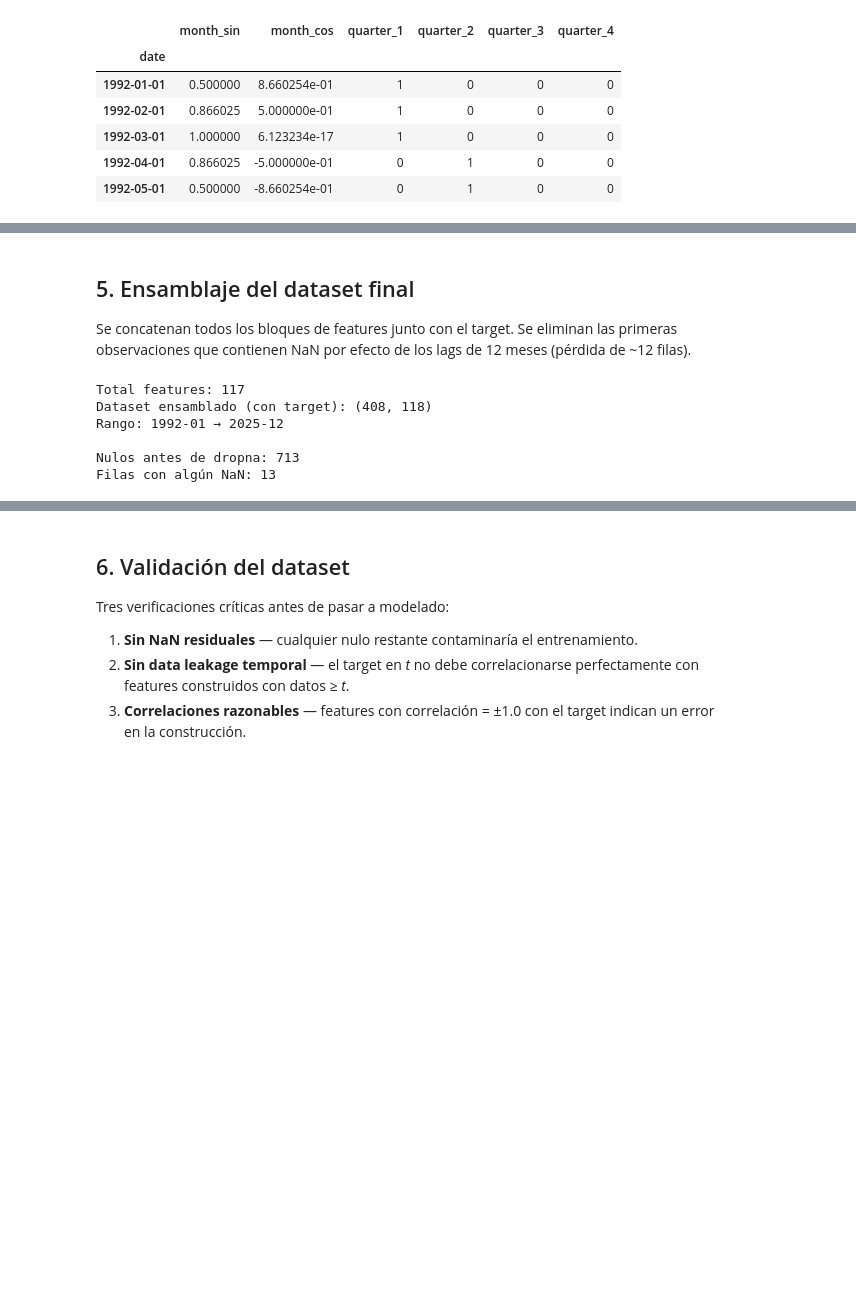
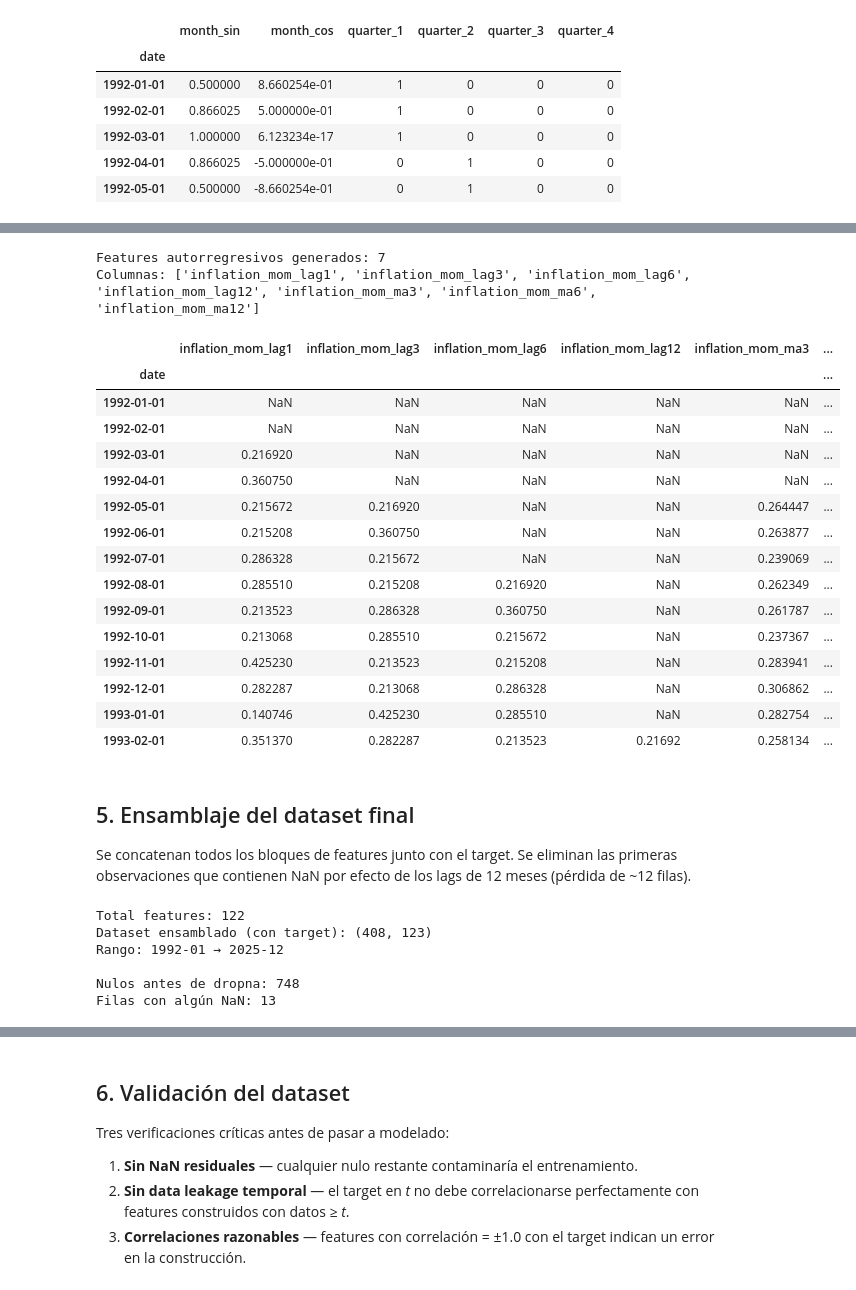
Before and after one commit to TotrepData/inflation-predictor, a Jupyter notebook: notebooks/03_feature_engineering.ipynb, the cells around one changed output, grey strips where cells are left out. Cells and saved outputs as stored; diff of their text form; code cells hidden in the pictures; blank space fills up the shorter version.

```diff
--- a/notebooks/03_feature_engineering.ipynb
+++ b/notebooks/03_feature_engineering.ipynb
@@ -251,9 +277,42 @@ Features temporales generados: 6
+# %%
+autoreg = {}
+for k in LAGS:
+    autoreg[f'inflation_mom_lag{k}'] = target.shift(k)
+
+target_shifted1 = target.shift(1)
+for w in MOVING_AVG_WINDOWS:
+    autoreg[f'inflation_mom_ma{w}'] = target_shifted1.rolling(window=w, min_periods=w).mean()
+
+df_autoreg = pd.DataFrame(autoreg, index=df.index)
+
+print(f"Features autorregresivos generados: {df_autoreg.shape[1]}")
+print(f"Columnas: {list(df_autoreg.columns)}")
+df_autoreg.head(14)
+# %% [output]
+Features autorregresivos generados: 7
+Columnas: ['inflation_mom_lag1', 'inflation_mom_lag3', 'inflation_mom_lag6', 'inflation_mom_lag12', 'inflation_mom_ma3', 'inflation_mom_ma6', 'inflation_mom_ma12']
+|  | inflation_mom_lag1 | inflation_mom_lag3 | inflation_mom_lag6 | inflation_mom_lag12 | inflation_mom_ma3 | ... |
+| date |  |  |  |  |  | ... |
+| 1992-01-01 | NaN | NaN | NaN | NaN | NaN | ... |
+| 1992-02-01 | NaN | NaN | NaN | NaN | NaN | ... |
+| 1992-03-01 | 0.216920 | NaN | NaN | NaN | NaN | ... |
+| 1992-04-01 | 0.360750 | NaN | NaN | NaN | NaN | ... |
+| 1992-05-01 | 0.215672 | 0.216920 | NaN | NaN | 0.264447 | ... |
+| 1992-06-01 | 0.215208 | 0.360750 | NaN | NaN | 0.263877 | ... |
+| 1992-07-01 | 0.286328 | 0.215672 | NaN | NaN | 0.239069 | ... |
+| 1992-08-01 | 0.285510 | 0.215208 | 0.216920 | NaN | 0.262349 | ... |
+| 1992-09-01 | 0.213523 | 0.286328 | 0.360750 | NaN | 0.261787 | ... |
+| 1992-10-01 | 0.213068 | 0.285510 | 0.215672 | NaN | 0.237367 | ... |
+| 1992-11-01 | 0.425230 | 0.213523 | 0.215208 | NaN | 0.283941 | ... |
+| 1992-12-01 | 0.282287 | 0.213068 | 0.286328 | NaN | 0.306862 | ... |
+| 1993-01-01 | 0.140746 | 0.425230 | 0.285510 | NaN | 0.282754 | ... |
+| 1993-02-01 | 0.351370 | 0.282287 | 0.213523 | 0.21692 | 0.258134 | ... |
 # %% [markdown]
 ## 5. Ensamblaje del dataset final
 
 Se concatenan todos los bloques de features junto con el target. Se eliminan las primeras observaciones que contienen NaN por efecto de los lags de 12 meses (pérdida de ~12 filas).
 # %%
-features = pd.concat([df_lags, df_ma, df_pct, df_gold, df_time], axis=1)
+features = pd.concat([df_lags, df_ma, df_pct, df_gold, df_time, df_autoreg], axis=1)
 dataset = features.copy()
 dataset['inflation_mom'] = target
 
@@ -264,11 +323,11 @@ print()
 print(f"Nulos antes de dropna: {dataset.isna().sum().sum()}")
 print(f"Filas con algún NaN: {dataset.isna().any(axis=1).sum()}")
 # %% [output]
-Total features: 117
-Dataset ensamblado (con target): (408, 118)
+Total features: 122
+Dataset ensamblado (con target): (408, 123)
 Rango: 1992-01 → 2025-12
 
-Nulos antes de dropna: 713
+Nulos antes de dropna: 748
 Filas con algún NaN: 13
 # %%
 dataset_clean = dataset.dropna()
```
Also changed, not shown: parts of 7 cells of this notebook, 21 other files.
